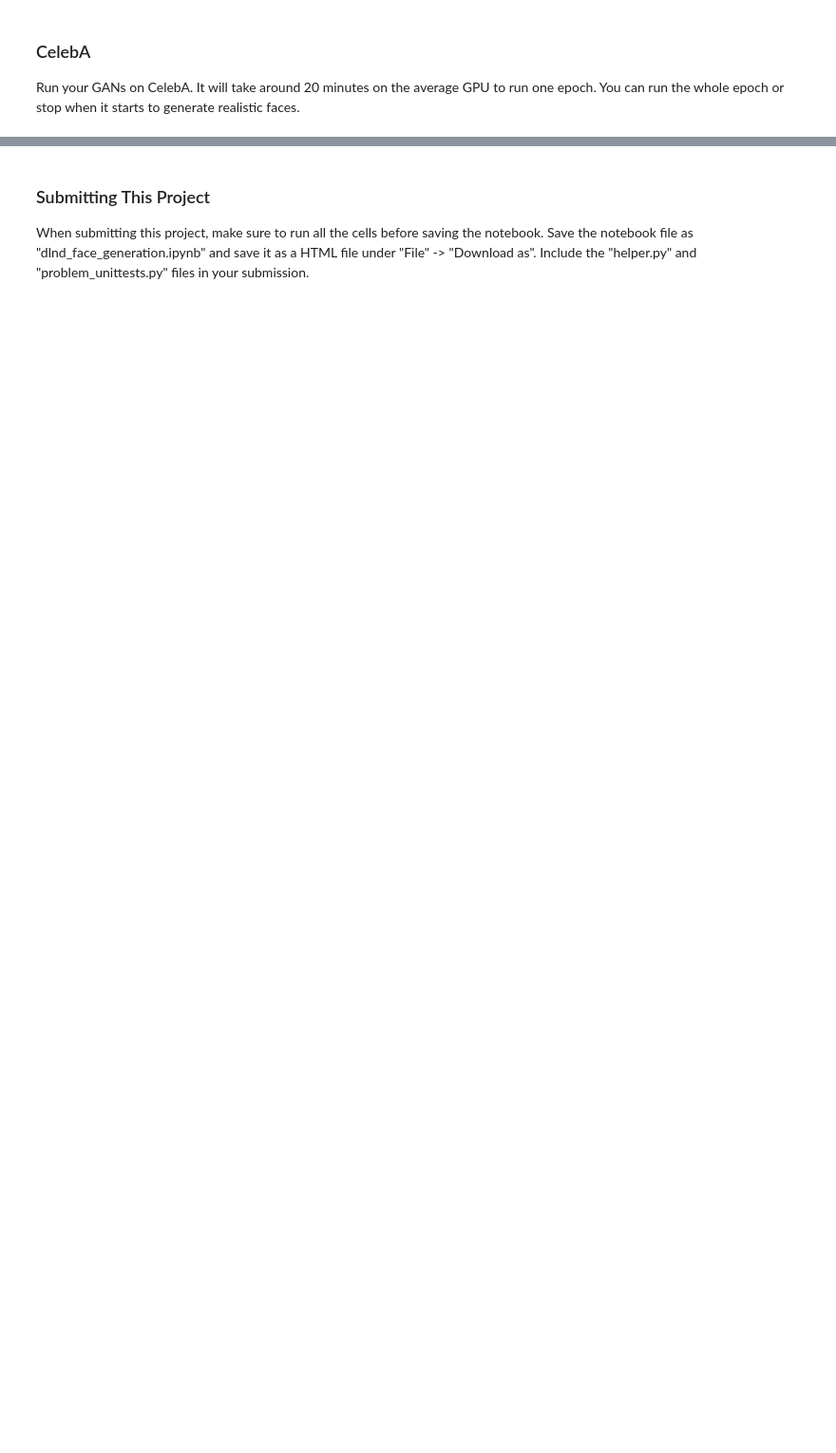
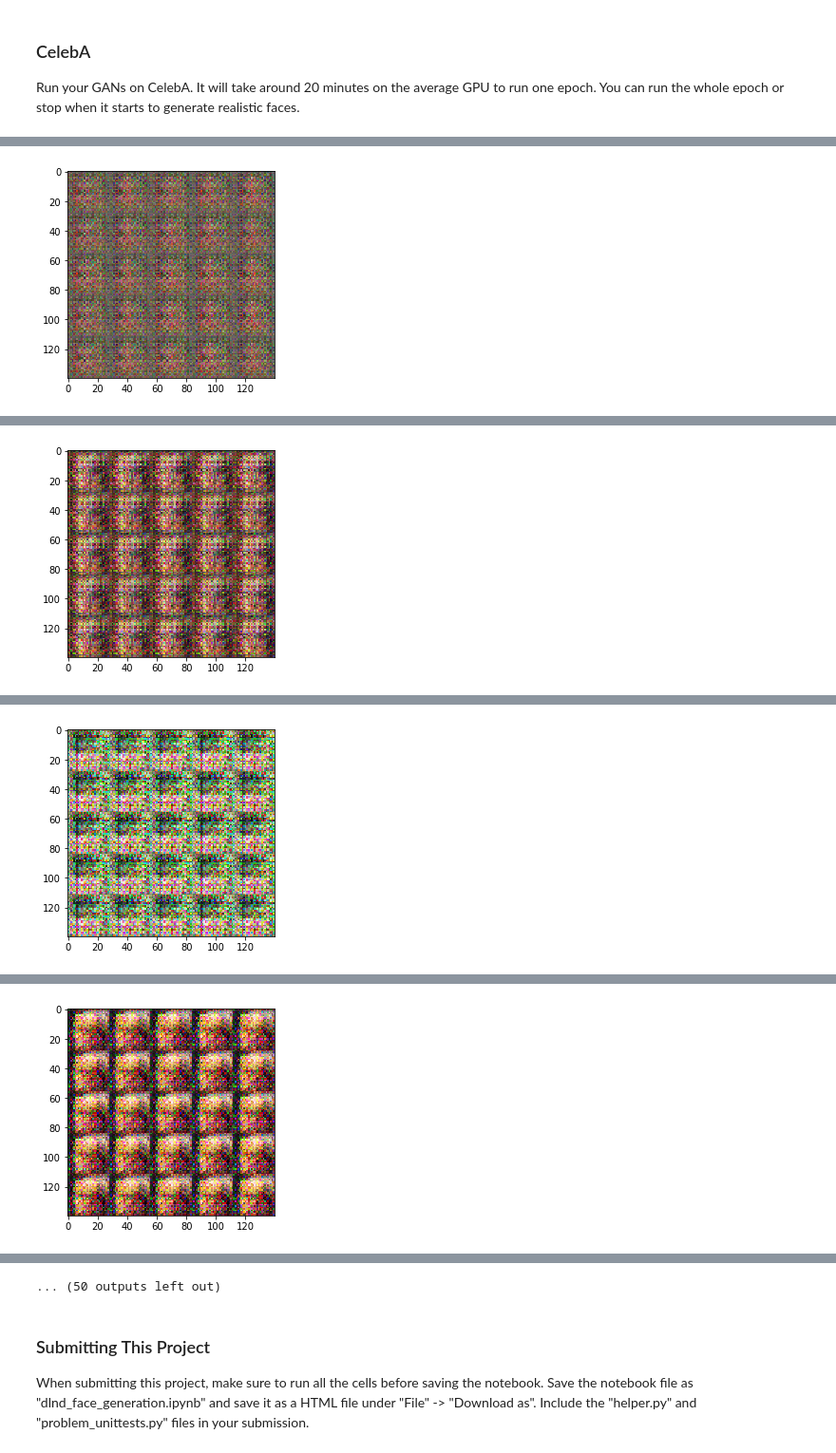
Before and after one commit to ismail484/GANS-face-generation, a Jupyter notebook: dlnd_face_generation.ipynb, the cells around one changed output, grey strips where cells are left out. Shown at 95% size. Saved outputs shown, nothing was run; the diff lists cells and outputs as text; code cells hidden in the pictures; blank space fills up the shorter version.

```diff
--- a/dlnd_face_generation.ipynb
+++ b/dlnd_face_generation.ipynb
@@ -414,10 +414,10 @@ AttributeError: 'numpy.ndarray' object has no attribute 'mask'
 ### CelebA
 Run your GANs on CelebA.  It will take around 20 minutes on the average GPU to run one epoch.  You can run the whole epoch or stop when it starts to generate realistic faces.
 # %%
-batch_size = None
-z_dim = None
-learning_rate = None
-beta1 = None
+batch_size = 64
+z_dim = 100
+learning_rate = 0.0001
+beta1 = 0.5
 
 
 """
@@ -429,3 +429,4 @@ celeba_dataset = helper.Dataset('celeba', glob(os.path.join(data_dir, 'img_align
 with tf.Graph().as_default():
     train(epochs, batch_size, z_dim, learning_rate, beta1, celeba_dataset.get_batches,
           celeba_dataset.shape, celeba_dataset.image_mode)
+# %% [output]
@@ -431,0 +434 @@ with tf.Graph().as_default():
+[figure, added]
@@ -431,0 +436 @@ with tf.Graph().as_default():
+[figure, added]
@@ -431,0 +438 @@ with tf.Graph().as_default():
+[figure, added]
@@ -431,0 +440 @@ with tf.Graph().as_default():
+[figure, added]
@@ -432,3 +445,4 @@ with tf.Graph().as_default():
+... (50 outputs left out)
 # %% [markdown]
 ### Submitting This Project
 When submitting this project, make sure to run all the cells before saving the notebook. Save the notebook file as "dlnd_face_generation.ipynb" and save it as a HTML file under "File" -> "Download as". Include the "helper.py" and "problem_unittests.py" files in your submission.
```
Also changed, not shown: parts of 3 cells of this notebook, 1 other file.
